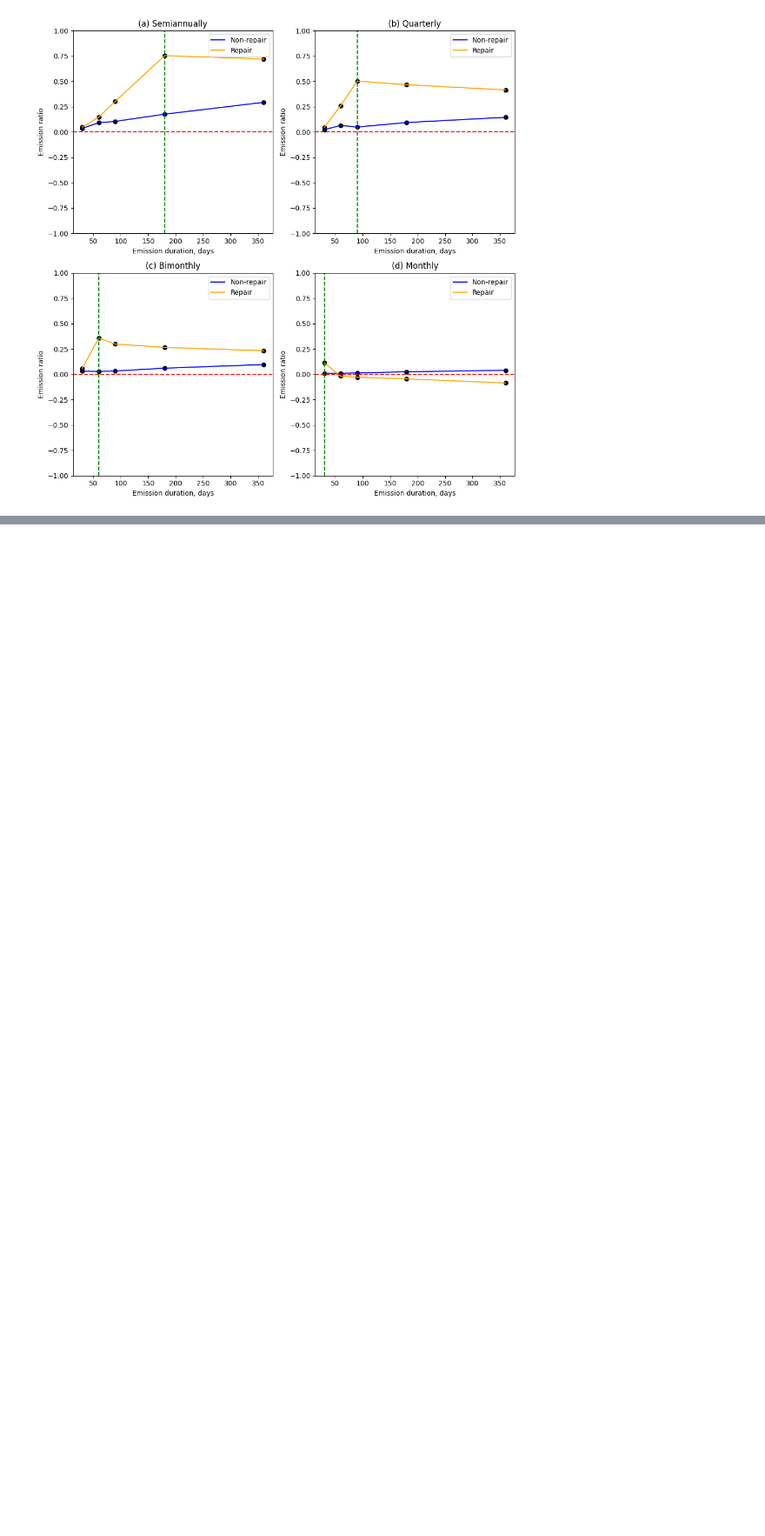
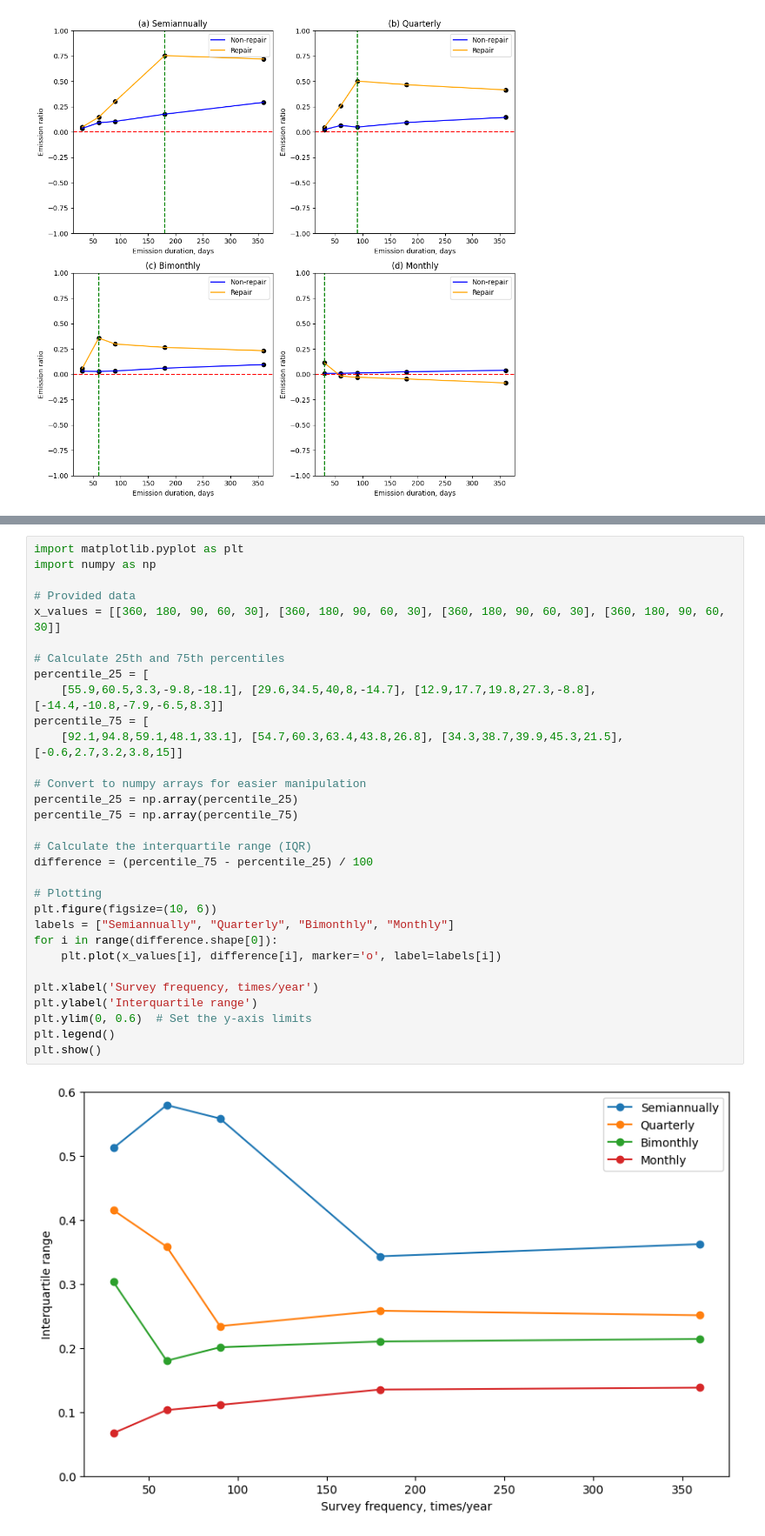
Before and after one commit to HJJJJX/Figure-Plotting, a Jupyter notebook: Uncertainty_Plot.ipynb, the cells around one changed output, grey strips where cells are left out. Shown at 87% size. Saved outputs shown, nothing was run; the diff lists cells and outputs as text; blank space fills up the shorter version.

```diff
--- a/Uncertainty_Plot.ipynb
+++ b/Uncertainty_Plot.ipynb
@@ -670,3 +703,36 @@ plt.show()
+# %%
+import matplotlib.pyplot as plt
+import numpy as np
+
+# Provided data
+x_values = [[360, 180, 90, 60, 30], [360, 180, 90, 60, 30], [360, 180, 90, 60, 30], [360, 180, 90, 60, 30]]
+
+# Calculate 25th and 75th percentiles
+percentile_25 = [
+    [55.9,60.5,3.3,-9.8,-18.1], [29.6,34.5,40,8,-14.7], [12.9,17.7,19.8,27.3,-8.8], [-14.4,-10.8,-7.9,-6.5,8.3]]
+percentile_75 = [
+    [92.1,94.8,59.1,48.1,33.1], [54.7,60.3,63.4,43.8,26.8], [34.3,38.7,39.9,45.3,21.5], [-0.6,2.7,3.2,3.8,15]]
+
+# Convert to numpy arrays for easier manipulation
+percentile_25 = np.array(percentile_25)
+percentile_75 = np.array(percentile_75)
+
+# Calculate the interquartile range (IQR)
+difference = (percentile_75 - percentile_25) / 100
+
+# Plotting
+plt.figure(figsize=(10, 6))
+labels = ["Semiannually", "Quarterly", "Bimonthly", "Monthly"]
+for i in range(difference.shape[0]):
+    plt.plot(x_values[i], difference[i], marker='o', label=labels[i])
+
+plt.xlabel('Survey frequency, times/year')
+plt.ylabel('Interquartile range')
+plt.ylim(0, 0.6)  # Set the y-axis limits
+plt.legend()
+plt.show()
+# %% [output]
+[figure, added]
 # %%
 #Comparison
 import matplotlib.pyplot as plt
```
Also changed, not shown: parts of 1 cell of this notebook.
